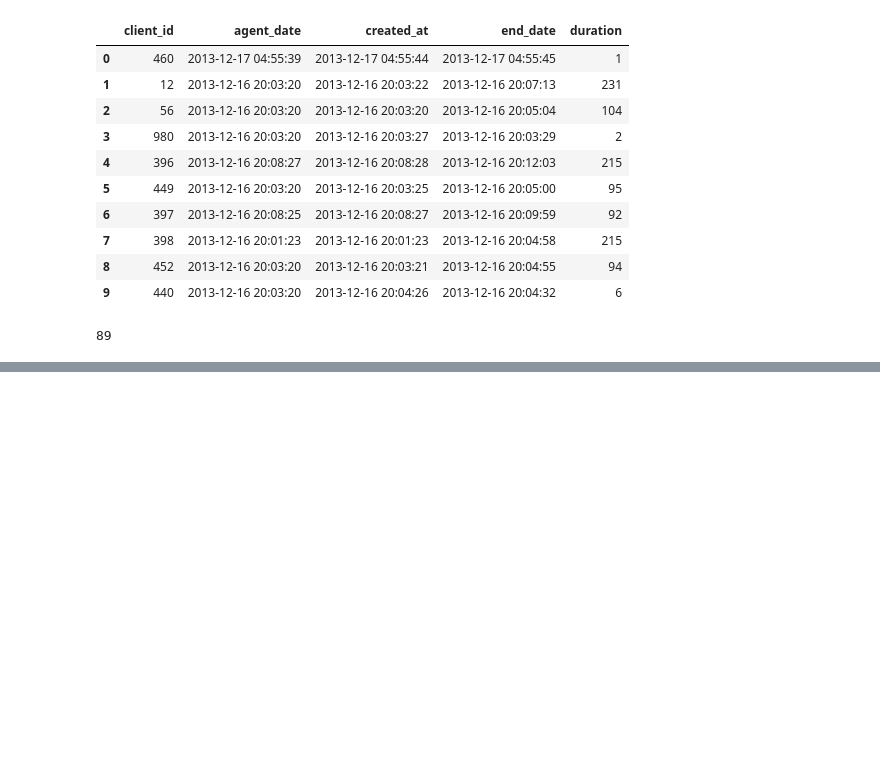
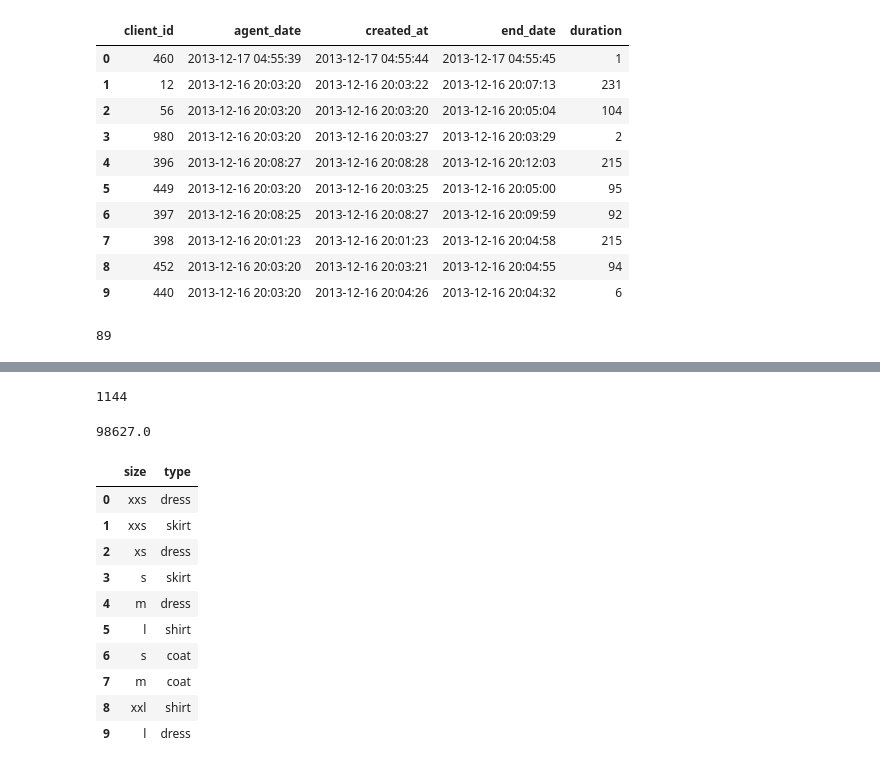
Before and after one commit to sanchopanso92/IDE, a Jupyter notebook: Working_theory/EDA/EDA-3. Проектирование признаков/theory.ipynb, the cells around one changed output, grey strips where cells are left out. Drawn from its saved outputs; the diff is of its cells as text; code cells hidden in the pictures; blank space fills up the shorter version.

```diff
--- a/Working_theory/EDA/EDA-3. Проектирование признаков/theory.ipynb
+++ b/Working_theory/EDA/EDA-3. Проектирование признаков/theory.ipynb
@@ -161,0 +167,4 @@ calls['is_connection']
+# %%
+calls['time_diff'].sum()
+# %% [output]
+1144
@@ -161,0 +173,7 @@ calls['is_connection']
+# %%
+import numpy as np
+df['date_prod']=df['year'].apply(lambda x: f'{x}-1-1' if x is not np.nan else np.nan)
+df['years_diff']=(pd.to_datetime('2022-01-12') -pd.to_datetime(df['date_prod'], errors = 'coerce')).dt.days
+df['years_diff'].max()
+# %% [output]
+98627.0
@@ -161,0 +182,30 @@ calls['is_connection']
+# %%
+import pandas as pd
+# инициализируем информацию об одежде
+clothing_list = [
+    ['xxs', 'dress'],
+    ['xxs', 'skirt'],
+    ['xs', 'dress'],
+    ['s', 'skirt'],
+    ['m', 'dress'],
+    ['l', 'shirt'],
+    ['s', 'coat'],
+    ['m', 'coat'],
+    ['xxl', 'shirt'],
+    ['l', 'dress']
+]
+
+clothing = pd.DataFrame(clothing_list, columns = ['size',  'type'])
+clothing
+# %% [output]
+|  | size | type |
+| 0 | xxs | dress |
+| 1 | xxs | skirt |
+| 2 | xs | dress |
+| 3 | s | skirt |
+| 4 | m | dress |
+| 5 | l | shirt |
+| 6 | s | coat |
+| 7 | m | coat |
+| 8 | xxl | shirt |
+| 9 | l | dress |
```
Also changed, not shown: parts of 8 cells of this notebook.
